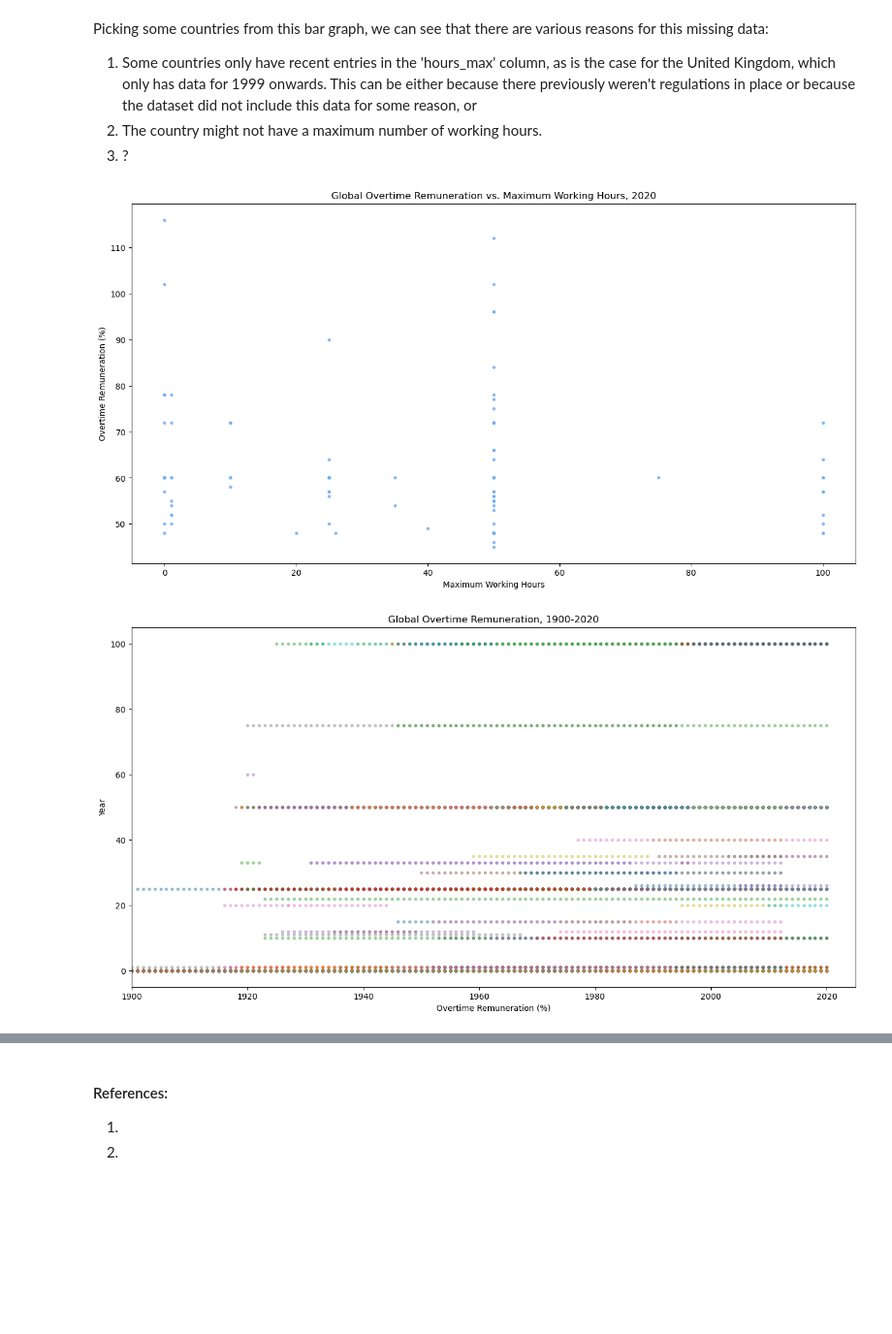
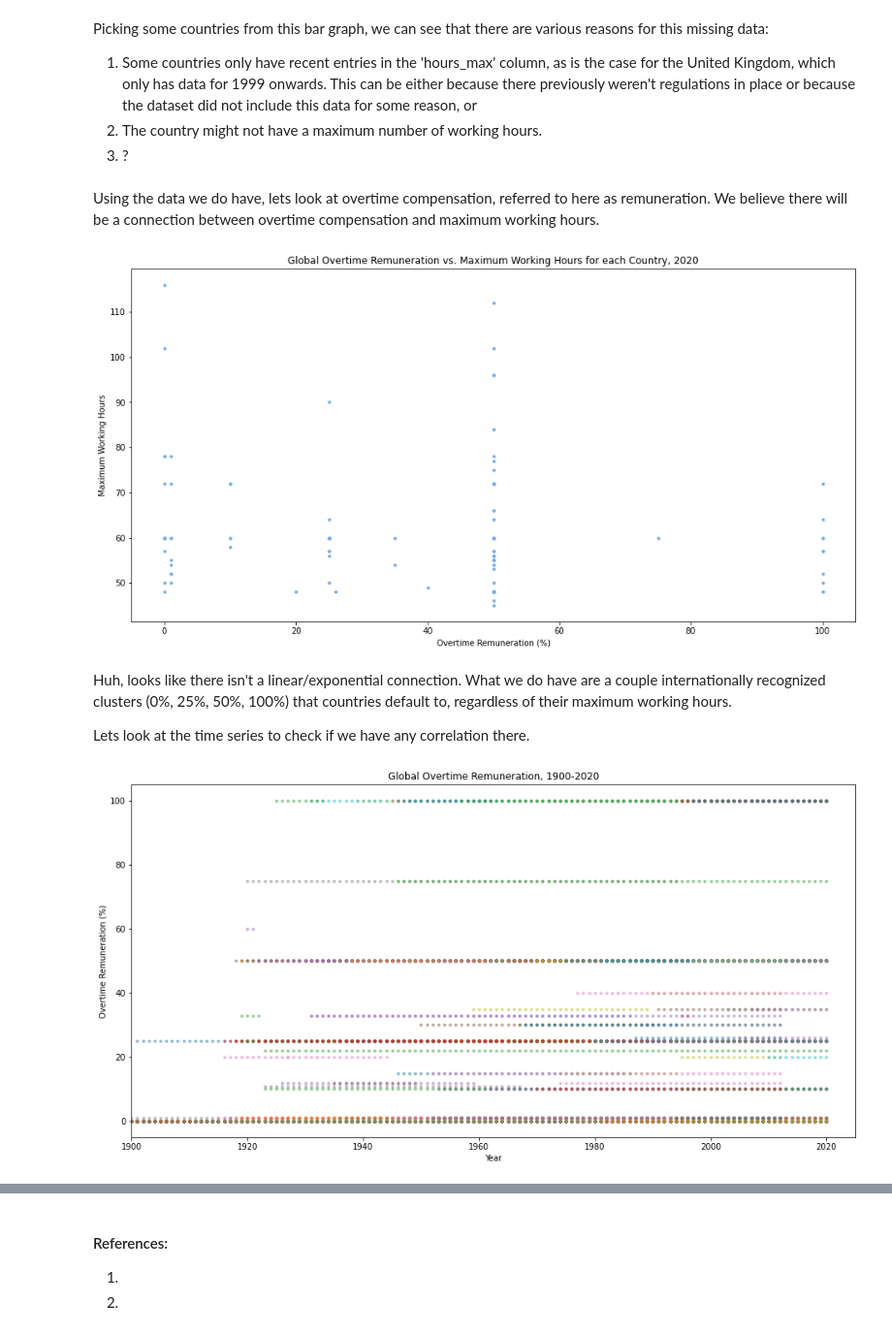
Before and after one commit to trevor-moss/ek121_finalProj, a Jupyter notebook: submission_format.ipynb, the cells around one changed output, grey strips where cells are left out. Shown at 97% size. Saved outputs shown, nothing was run; the diff lists cells and outputs as text; code cells hidden in the pictures; blank space fills up the shorter version.

```diff
--- a/submission_format.ipynb
+++ b/submission_format.ipynb
@@ -251,30 +251,36 @@ Picking some countries from this bar graph, we can see that there are various re
 1. Some countries only have recent entries in the 'hours_max' column, as is the case for the United Kingdom, which only has data for 1999 onwards. This can be either because there previously weren't regulations in place or because the dataset did not include this data for some reason, or
 2. The country might not have a maximum number of working hours.
 3. ?
+# %% [markdown]
+Using the data we do have, lets look at overtime compensation, referred to here as remuneration. We believe there will be a connection between overtime compensation and maximum working hours.
 # %%
 #overtime_remun vs hours_max
 
 
-df_2020.plot(x='overtime_remun', y='hours_max', legend=None, alpha=0.8, linestyle='None', marker='.', color="#72aef2")
+df_2020.plot(x='overtime_remun', y='hours_max', legend=None, alpha=1, linestyle='None', marker='.', color="#72aef2")
 
-plt.title('Global Overtime Remuneration vs. Maximum Working Hours, 2020')
-plt.ylabel('Overtime Remuneration (%)')
-plt.xlabel('Maximum Working Hours')
+plt.title('Global Overtime Remuneration vs. Maximum Working Hours for each Country, 2020')
+plt.xlabel('Overtime Remuneration (%)')
+plt.ylabel('Maximum Working Hours')
 
 plt.show()
 # %% [output]
-[figure, old version]
+[figure, new version]
+# %% [markdown]
+Huh, looks like there isn't a linear/exponential connection. What we do have are a couple internationally recognized clusters (0%, 25%, 50%, 100%) that countries default to, regardless of their maximum working hours. <br>
+
+Lets look at the time series to check if we have any correlation there.
 # %%
 #overtime_renum vs. time
 
 #df.plot(x='year', y='overtime_remun', legend=None, alpha=0.8, linestyle='None', marker='.', color="#72aef2")
 pd.pivot_table(df.reset_index(), index='year', columns='country_name', values='overtime_remun').plot(alpha=0.4, linestyle='None', marker='.', legend=None)
 
 plt.title('Global Overtime Remuneration, 1900-2020')
-plt.xlabel('Overtime Remuneration (%)')
-plt.ylabel('Year')
+plt.xlabel('Year')
+plt.ylabel('Overtime Remuneration (%)')
 plt.xlim(1900, 2025)
 
 plt.show()
 # %% [output]
-[figure, old version]
+[figure, new version]
```
Also changed, not shown: parts of 4 cells of this notebook.
